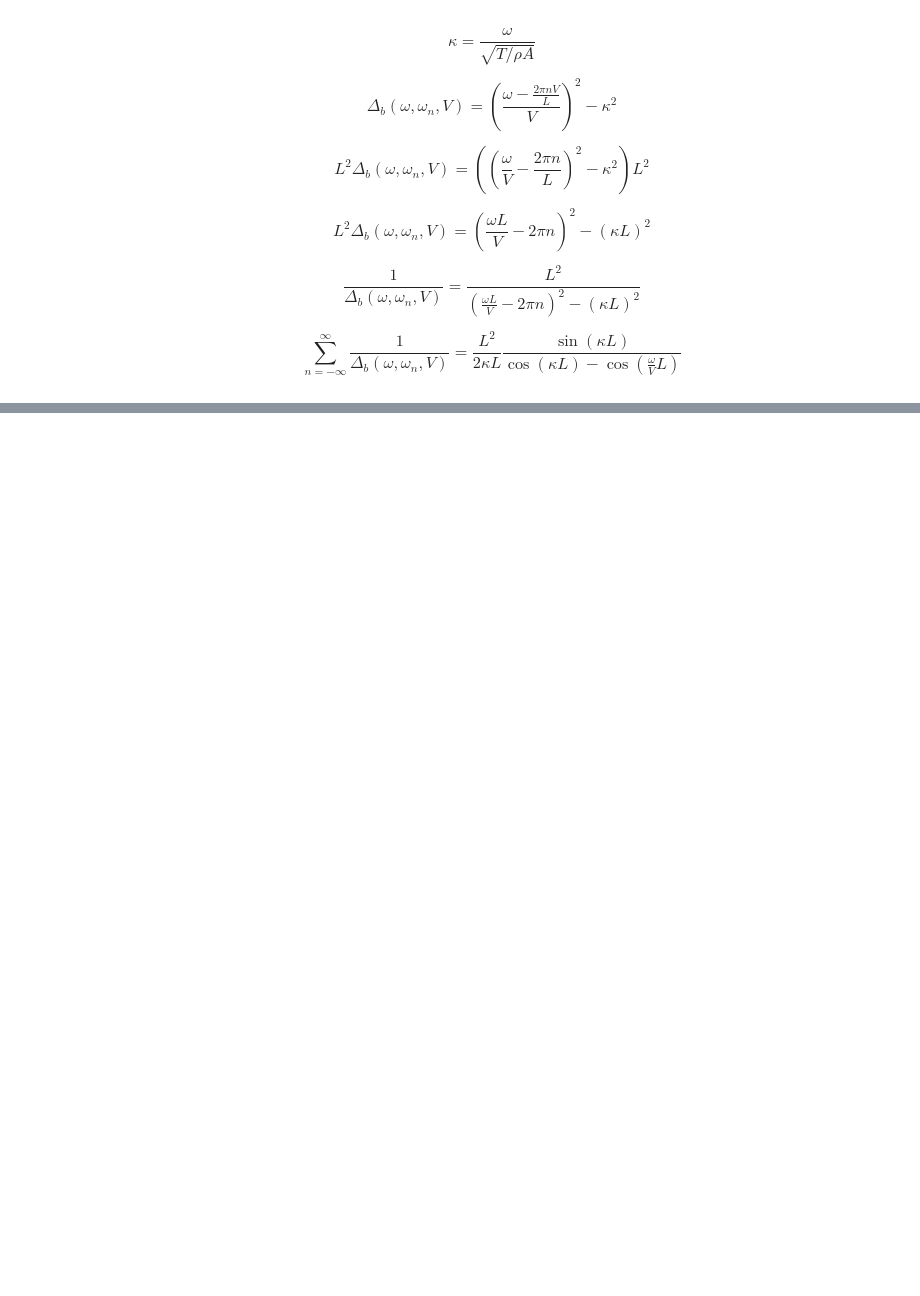
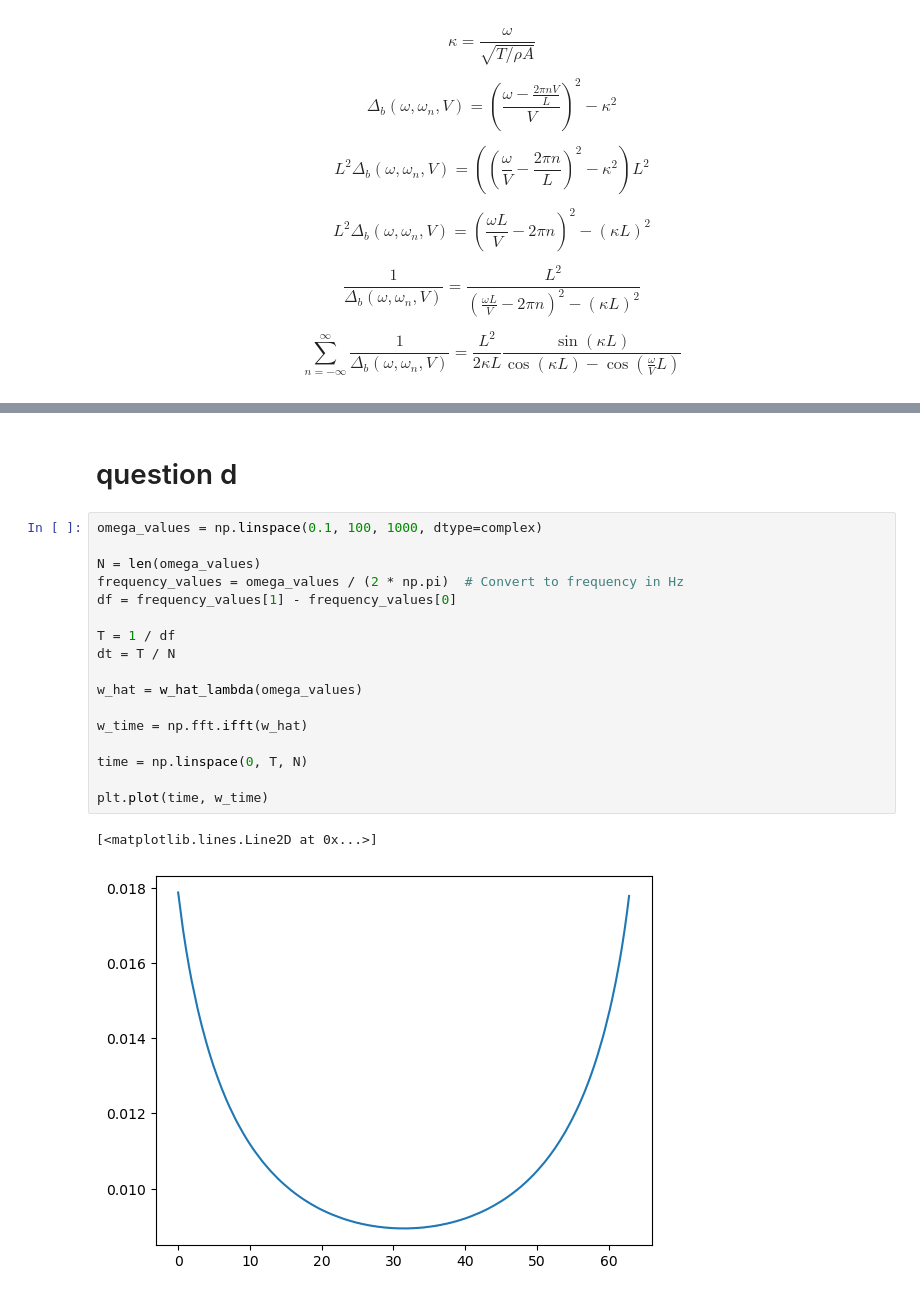
Before and after one commit to Lymone96/CIEM5220-Group2, a Jupyter notebook: 3_ML/question5.ipynb, the cells around one changed output, grey strips where cells are left out. Drawn from its saved outputs; the diff is of its cells as text; blank space fills up the shorter version.

```diff
--- a/3_ML/question5.ipynb
+++ b/3_ML/question5.ipynb
@@ -296,0 +304,22 @@ ax[1].semilogx(np.abs(w_hat_lambda(omega_values)), omega_values, 'black', label=
+# %% [markdown]
+# question d
+# %%
+omega_values = np.linspace(0.1, 100, 1000, dtype=complex)
+
+N = len(omega_values)
+frequency_values = omega_values / (2 * np.pi)  # Convert to frequency in Hz
+df = frequency_values[1] - frequency_values[0]
+
+T = 1 / df
+dt = T / N
+
+w_hat = w_hat_lambda(omega_values)
+
+w_time = np.fft.ifft(w_hat)
+
+time = np.linspace(0, T, N)
+
+plt.plot(time, w_time)
+# %% [output]
+[<matplotlib.lines.Line2D at 0x...>]
+[figure, added]
```
Also changed, not shown: parts of 5 cells of this notebook.
